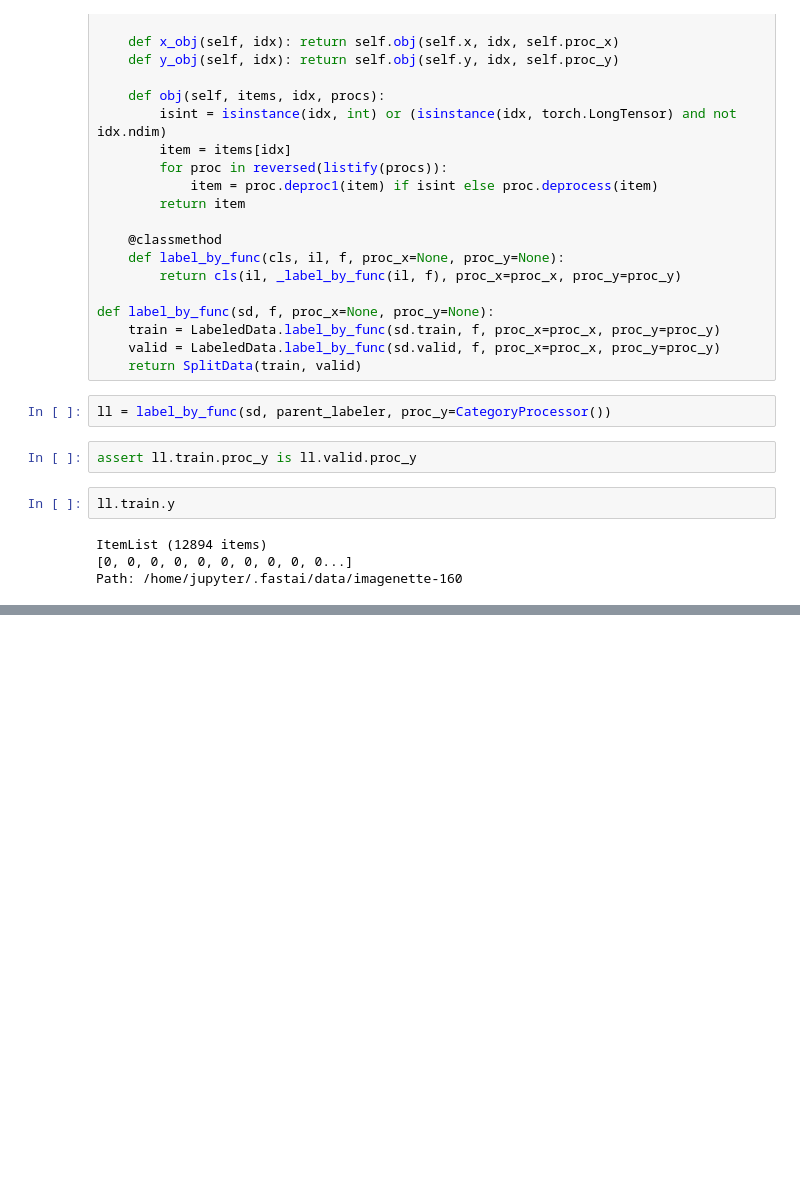
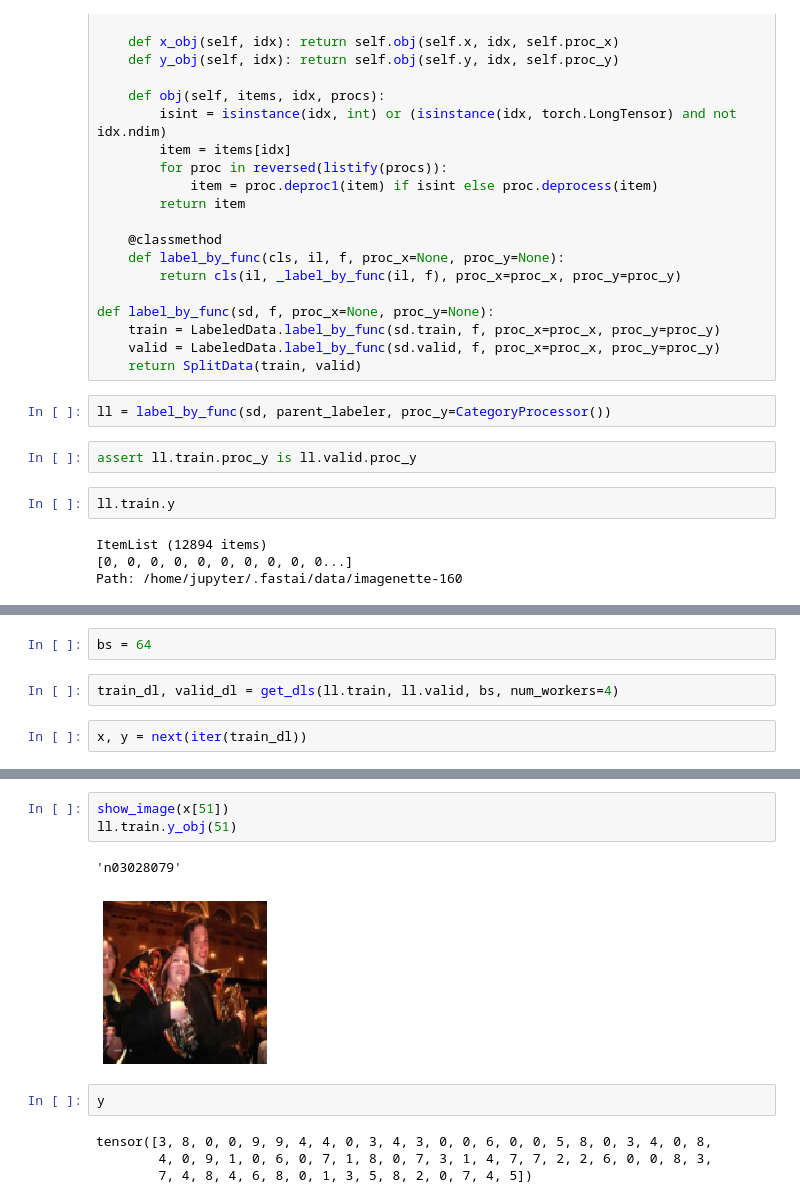
Before and after one commit to qAp/course-v3, a Jupyter notebook: nbs/dl2/08_data_block-lookntype.ipynb, the cells around one changed output, grey strips where cells are left out. Saved outputs shown, nothing was run; the diff lists cells and outputs as text; blank space fills up the shorter version.

```diff
--- a/nbs/dl2/08_data_block-lookntype.ipynb
+++ b/nbs/dl2/08_data_block-lookntype.ipynb
@@ -325,0 +435,6 @@ ll.train.y.items[0], ll.train.y_obj(0), ll.train.y_obj(slice(2))
+# %%
+bs = 64
+# %%
+train_dl, valid_dl = get_dls(ll.train, ll.valid, bs, num_workers=4)
+# %%
+x, y = next(iter(train_dl))
@@ -325,0 +445,12 @@ ll.train.y.items[0], ll.train.y_obj(0), ll.train.y_obj(slice(2))
+# %%
+show_image(x[51])
+ll.train.y_obj(51)
+# %% [output]
+'n03028079'
+[figure, added]
+# %%
+y
+# %% [output]
+tensor([3, 8, 0, 0, 9, 9, 4, 4, 0, 3, 4, 3, 0, 0, 6, 0, 0, 5, 8, 0, 3, 4, 0, 8,
+        4, 0, 9, 1, 0, 6, 0, 7, 1, 8, 0, 7, 3, 1, 4, 7, 7, 2, 2, 6, 0, 0, 8, 3,
+        7, 4, 8, 4, 6, 8, 0, 1, 3, 5, 8, 2, 0, 7, 4, 5])
```
Also changed, not shown: parts of 45 cells of this notebook.
